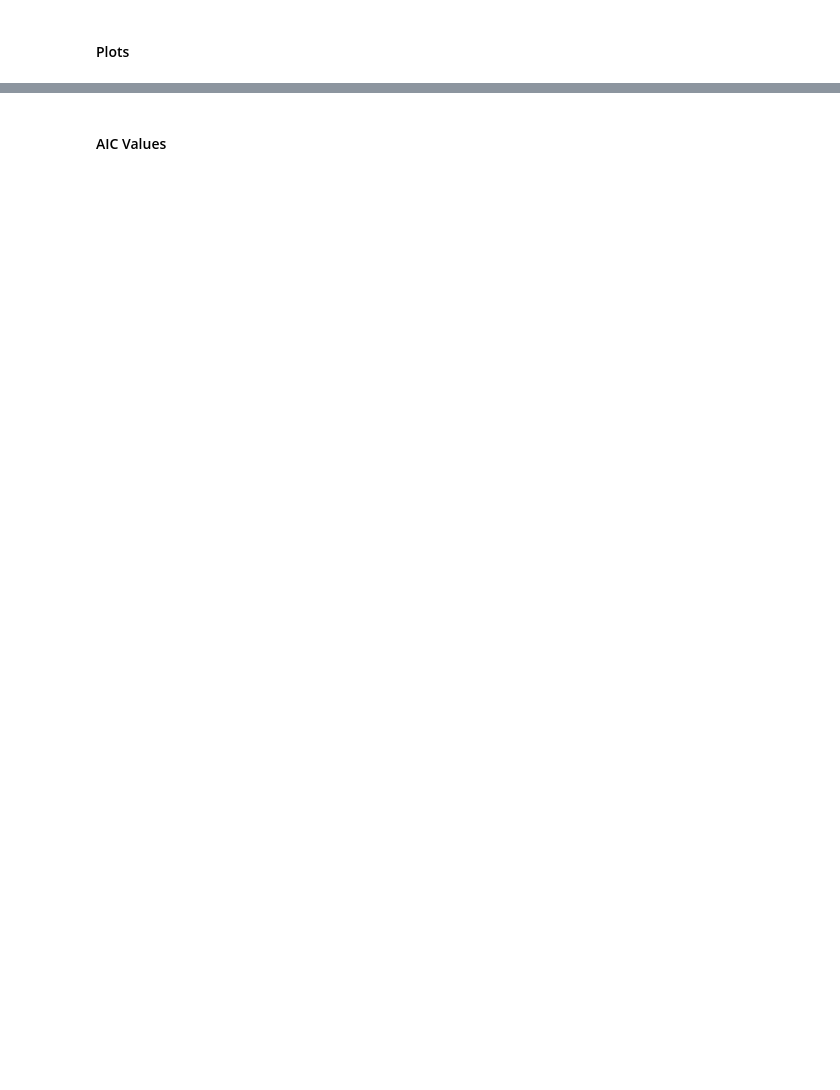
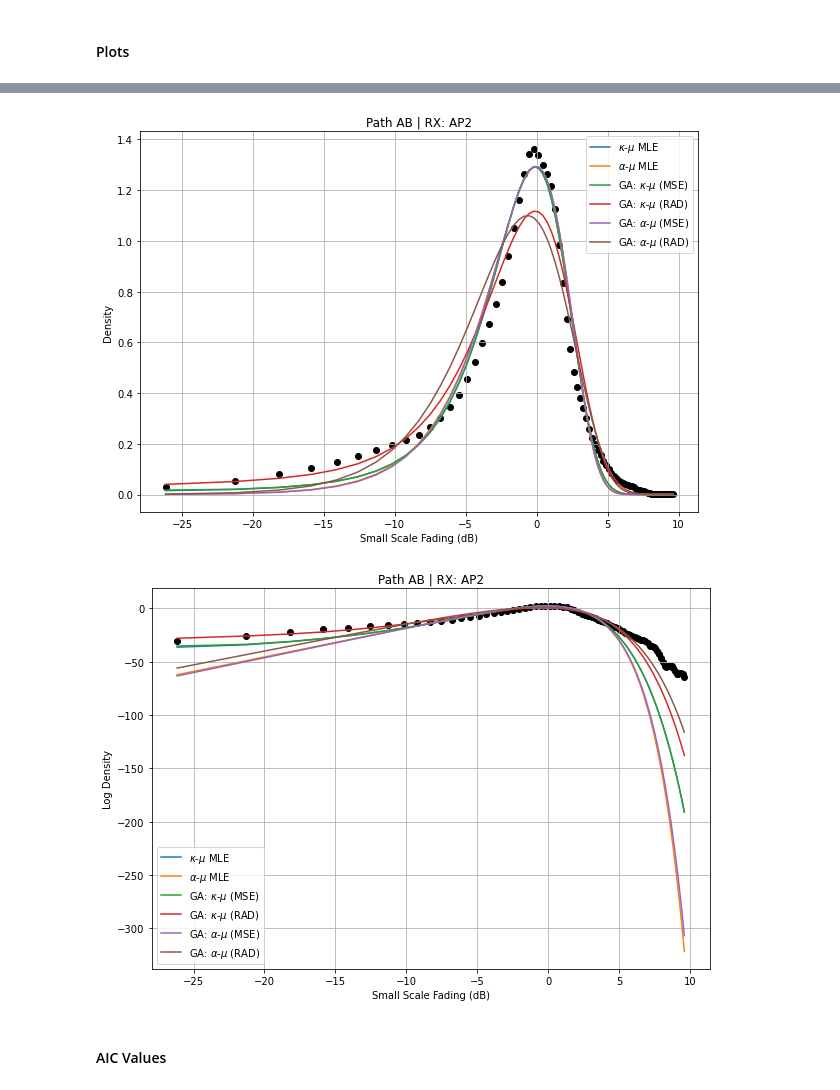
Before and after one commit to SamuelBFG/ga-fading, a Jupyter notebook: 2 parameters estimation/GA_Kappa_Mu_Alpha_Mu_Fading_Fitting.ipynb, the cells around one changed output, grey strips where cells are left out. Saved outputs shown, nothing was run; the diff lists cells and outputs as text; code cells hidden in the pictures; blank space fills up the shorter version.

```diff
--- a/2 parameters estimation/GA_Kappa_Mu_Alpha_Mu_Fading_Fitting.ipynb
+++ b/2 parameters estimation/GA_Kappa_Mu_Alpha_Mu_Fading_Fitting.ipynb
@@ -723,6 +747,7 @@ display(df.sort_values(by='Akaike Information Criteria').reset_index(drop=True))
 ### AP 2
 # %%
 nAP = 'AP2'
+estParameters_pathAB_ap2 = pd.DataFrame()
 Xdata, Ydata = getDensityEstimationSamples(SSF_pathAB_linear[nAP].dropna(), nExtractedSamples, path, nAP)
 # %% [output]
 [figure]
@@ -730,22 +755,21 @@ Xdata, Ydata = getDensityEstimationSamples(SSF_pathAB_linear[nAP].dropna(), nExt
 print('='*30+' KAPPA-MU '+'='*30)
 fitnessType = 'MSE'
 printSummary(path, nAP, fitnessType)
-ku_kappa_mse, ku_mu_mse, ku_omega_mse = geneticAlgorithm_ku(Xdata, Ydata)
+ku_kappa_mse, ku_mu_mse, ku_omega_mse = geneticAlgorithm_ku(Xdata, Ydata, 263.6)
 
 fitnessType = 'RAD'
 printSummary(path, nAP, fitnessType)
-ku_kappa_rad, ku_mu_rad, ku_omega_rad = geneticAlgorithm_ku(Xdata, Ydata)
-(268, 49)
+ku_kappa_rad, ku_mu_rad, ku_omega_rad = geneticAlgorithm_ku(Xdata, Ydata, 50.2)
+
 
 print('='*30+' ALPHA-MU '+'='*30)
 fitnessType = 'MSE'
 printSummary(path, nAP, fitnessType)
-au_kappa_mse, au_mu_mse, au_r_hat_mse = geneticAlgorithm_au(Xdata, Ydata)
+au_kappa_mse, au_mu_mse, au_r_hat_mse = geneticAlgorithm_au(Xdata, Ydata, 205.6)
 
 fitnessType = 'RAD'
 printSummary(path, nAP, fitnessType)
-au_kappa_rad, au_mu_rad, au_r_hat_rad = geneticAlgorithm_au(Xdata, Ydata)
-(205, 13)
+au_kappa_rad, au_mu_rad, au_r_hat_rad = geneticAlgorithm_au(Xdata, Ydata, 36.6)
 # %% [output]
 ============================== KAPPA-MU ==============================
 ==============================
@@ -767,0 +793,14 @@ Elapsed time is 20.957207918167114 seconds.
+# %%
+mle_ku_pathAB_ap2 = [70, 0.081811, 1.0624] # KappaMu MLE
+mle_au_pathAB_ap2 = [3.6024, 1.0318, 1.086] # AlphaMu MLE
+
+estParameters_pathAB_ap2['MLE - KappaMu'] = mle_ku_pathAB_ap2
+estParameters_pathAB_ap2['MLE - AlphaMu'] = mle_au_pathAB_ap2
+estParameters_pathAB_ap2['GA: KappaMu - MSE'] = ku_kappa_mse, ku_mu_mse, ku_omega_mse
+estParameters_pathAB_ap2['GA: KappaMu - RAD'] = ku_kappa_rad, ku_mu_rad, ku_omega_rad
+estParameters_pathAB_ap2['GA: AlphaMu - MSE'] = au_kappa_mse, au_mu_mse, au_r_hat_mse
+estParameters_pathAB_ap2['GA: AlphaMu - RAD'] = au_kappa_rad, au_mu_rad, au_r_hat_rad
+
+index = pd.Index(['kappa', 'mu', 'omega/r_hat'])
+estParameters_pathAB_ap2 = estParameters_pathAB_ap2.set_index(index)
+estParameters_pathAB_ap2
@@ -808,2 +814,20 @@ plt.show()
+# %%
+ku_AB_ap2_pdf = KappaMuPDF(Xdata, mle_ku_pathAB_ap2[0], mle_ku_pathAB_ap2[1], mle_ku_pathAB_ap2[2]).astype(float)
+au_AB_ap2_pdf = AlphaMuPDF(Xdata, mle_au_pathAB_ap2[0], mle_au_pathAB_ap2[1], mle_au_pathAB_ap2[2]).astype(float)
+
+
+plotResults(Xdata,\
+     Ydata,\
+     ku_AB_ap2_pdf,\
+     au_AB_ap2_pdf,\
+     estParameters_pathAB_ap2['GA: KappaMu - MSE'],\
+     estParameters_pathAB_ap2['GA: KappaMu - RAD'],\
+     estParameters_pathAB_ap2['GA: AlphaMu - MSE'],\
+     estParameters_pathAB_ap2['GA: AlphaMu - RAD'],\
+     path,\
+     nAP)
+# %% [output]
+[figure, added]
+[figure, added]
 # %% [markdown]
 #### AIC Values
```
Also changed, not shown: parts of 182 cells of this notebook.
